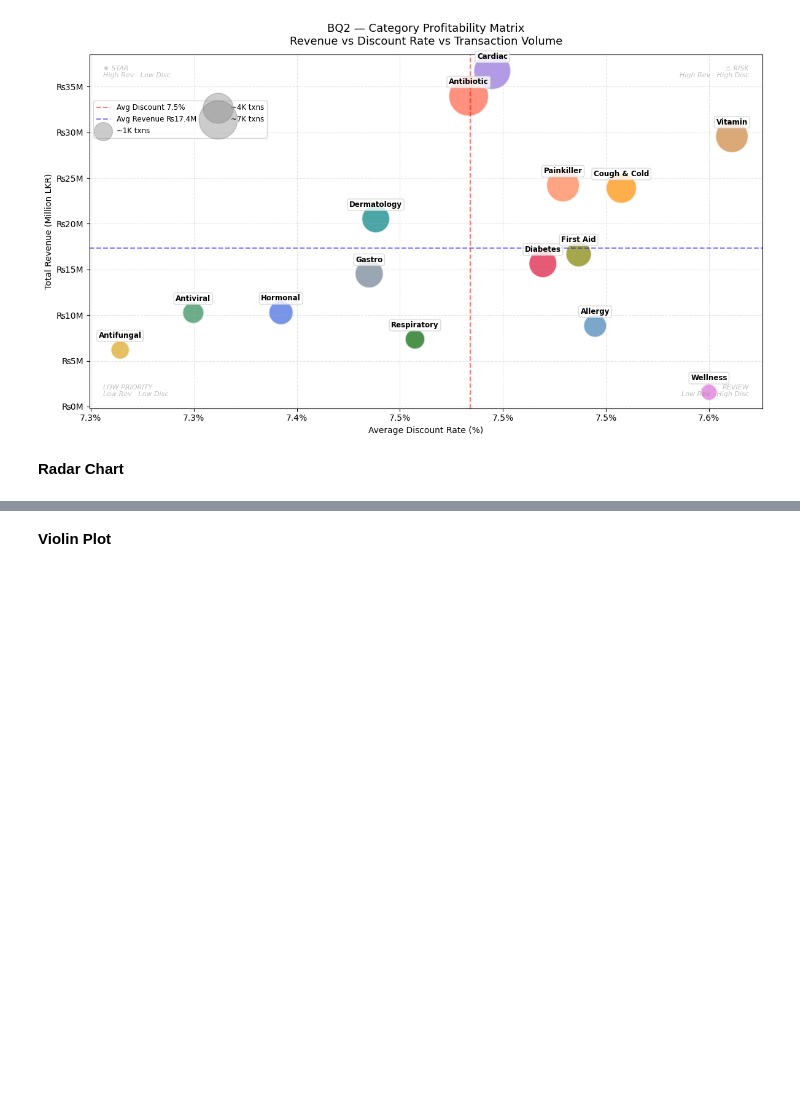
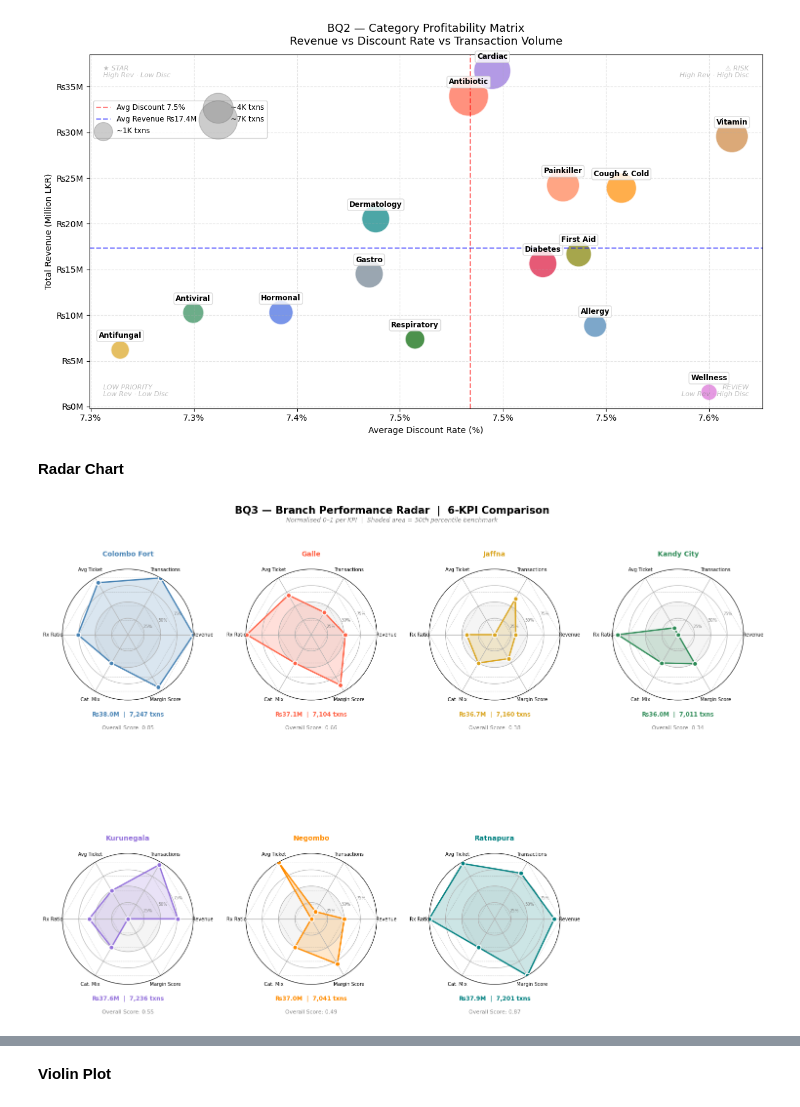
Before and after one commit to arjjunck/medical_data_sales, a Jupyter notebook: Medical_Sales/medical_sales.ipynb, the cells around one changed output, grey strips where cells are left out. Cells and saved outputs as stored; diff of their text form; code cells hidden in the pictures; blank space fills up the shorter version.

Commit message:
radar new changes are added

```diff
--- a/Medical_Sales/medical_sales.ipynb
+++ b/Medical_Sales/medical_sales.ipynb
@@ -570,6 +570,7 @@ plt.show()
 # %% [markdown]
 **Radar Chart**
 # %%
+
 branch_kpi = sales_cleaned.groupby("Branch_Short").agg(
     Revenue=("Line_Total_LKR", "sum"),
     Transactions=("Transaction_ID", "count"),
@@ -579,13 +580,7 @@ branch_kpi = sales_cleaned.groupby("Branch_Short").agg(
     UniqueCategories=("Medicine_Category", "nunique"),
 ).reset_index()
 
-kpis = ["Revenue", "Transactions", "AvgTicket","PrescRatio", "UniqueCategories"]
-
-for col in kpis:
-    mn, mx = branch_kpi[col].min(), branch_kpi[col].max()
-    branch_kpi[f"N_{col}"] = (branch_kpi[col] - mn) / (mx - mn) #normalisation fo KPI between 0 and 1
-
-    mn, mx = branch_kpi["AvgDiscount"].min(), branch_kpi["AvgDiscount"].max()
-branch_kpi["N_MarginScore"] = 1 - (branch_kpi["AvgDiscount"] - mn) / (mx - mn)
-# Invert discount — lower discount = higher margin score
+# Normalise 0 -1
+kpis = ["Revenue", "Transactions", "AvgTicket",
+        "PrescRatio", "UniqueCategories"]
 # %%
@@ -594,5 +612,60 @@ radar_labels = ["Revenue", "Transactions", "Avg Ticket","Rx Ratio", "Cat. Mix",
 # %%
-angles = np.linspace(0, 2 * np.pi, len(radar_labels),endpoint=False).tolist()
-angles += angles[:1]
 
-colors = ["steelblue", "tomato", "goldenrod", "seagreen","mediumpurple", "darkorange", "teal"]
+fig, axes = plt.subplots(2, 4, figsize=(18, 11),subplot_kw=dict(polar=True))
+axes = axes.flatten()
+
+for idx, (_, row) in enumerate(branch_kpi.iterrows()):
+    ax    = axes[idx]
+    color = colors[idx]
+
+    values  = [row[k] for k in radar_cols]
+    values += values[:1]
+
+    # Background rings
+    for r in [0.25, 0.5, 0.75, 1.0]:
+        ax.plot(angles, [r] * len(angles),
+                color="grey", linewidth=0.5,
+                linestyle="--", alpha=0.5)
+
+    theta = np.linspace(0, 2 * np.pi, 100)
+    ax.fill(theta, [0.5] * 100,
+            color="grey", alpha=0.08)
+
+    ax.plot(angles, values, color=color, linewidth=2)
+    ax.fill(angles, values, color=color, alpha=0.2)
+    ax.scatter(angles[:-1], values[:-1],s=50, color=color, zorder=5,edgecolors="white", linewidths=1.5)
+
+    # Axis labels
+    ax.set_thetagrids(np.degrees(angles[:-1]),
+                      radar_labels, fontsize=7)
+    ax.set_ylim(0, 1)
+    ax.set_yticks([0.25, 0.5, 0.75])
+    ax.set_yticklabels(["25%", "50%", "75%"],
+                       fontsize=6, color="grey")
+    ax.set_title(row["Branch_Short"], fontsize=10,
+                 fontweight="bold", color=color, pad=20)
+    ax.text(0.5, -0.12,
+            f"₨{row['Revenue']/1e6:.1f}M  |  {int(row['Transactions']):,} txns",
+            transform=ax.transAxes, ha="center",fontsize=8.5, color=color, fontweight="bold")
+
+    overall = np.mean([row[k] for k in radar_cols])
+    ax.text(0.5, -0.22,
+            f"Overall Score: {overall:.2f}",
+            transform=ax.transAxes, ha="center",
+            fontsize=8, color="grey")
+
+
+axes[-1].set_visible(False)
+
+
+fig.suptitle("BQ3 — Branch Performance Radar  |  6-KPI Comparison",
+             fontsize=15, fontweight="bold", y=1.01)
+fig.text(0.5, 0.98,
+         "Normalised 0–1 per KPI  |  Shaded area = 50th percentile benchmark",
+         ha="center", fontsize=9, color="grey", style="italic")
+
+plt.subplots_adjust(top=0.93, bottom=0.08, hspace=0.65, wspace=0.4)
+plt.savefig("BQ3_stage3.png", dpi=150, bbox_inches="tight")
+plt.show()
+# %% [output]
+[figure, added]
```
Also changed, not shown: parts of 2 cells of this notebook, 1 other file.
